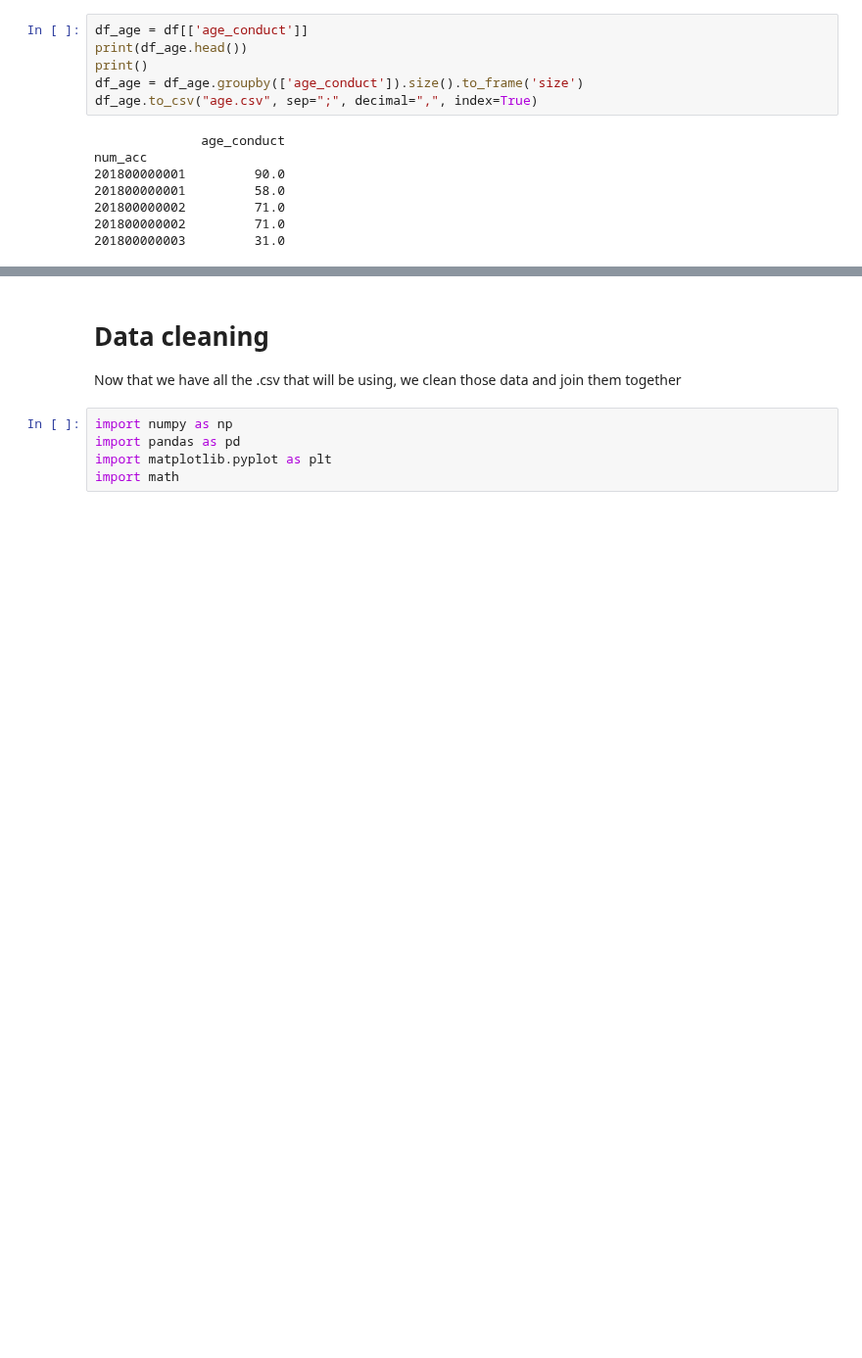
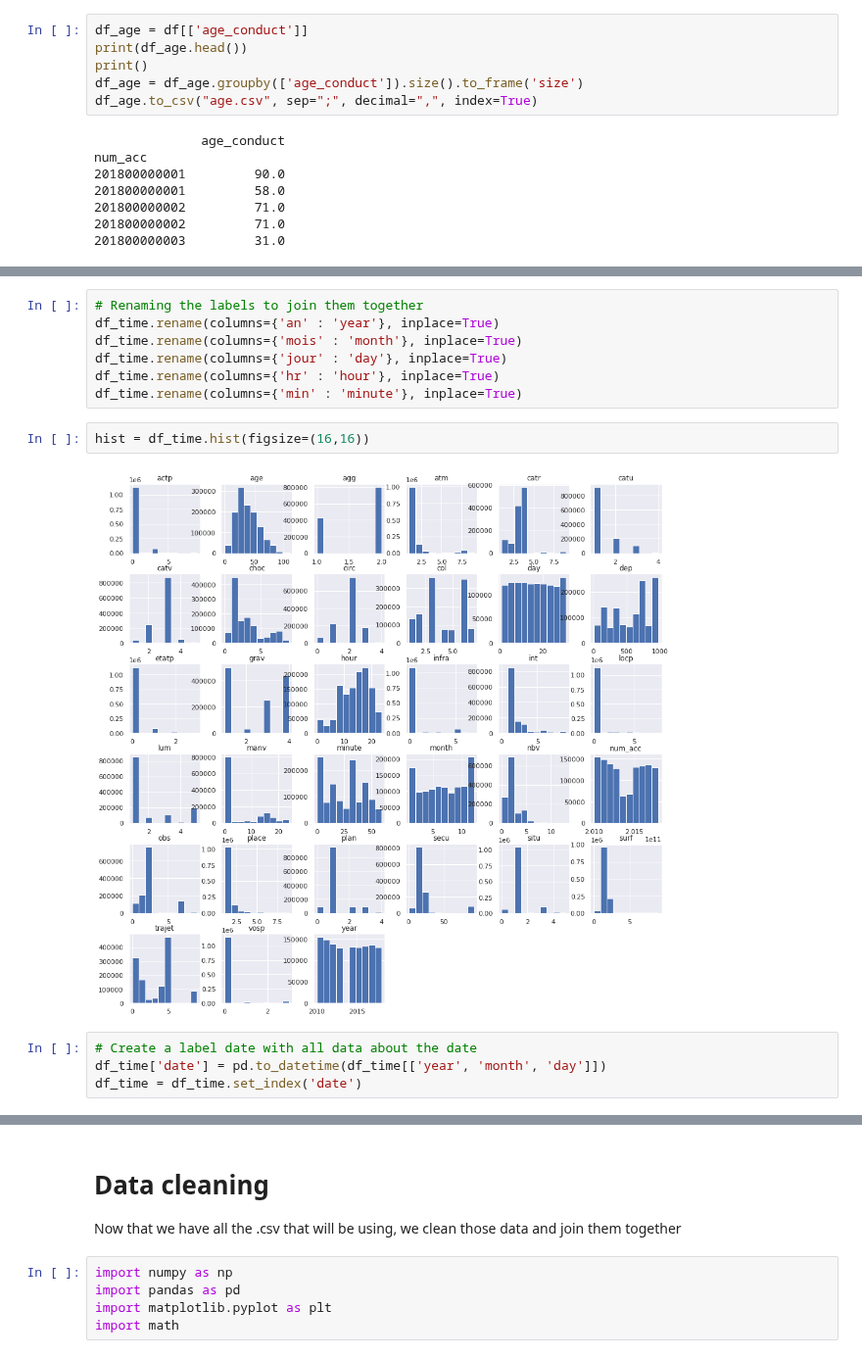
Before and after one commit to maicken/traffic-accident-injury-analysis, a Jupyter notebook: INF442_P8.ipynb, the cells around one changed output, grey strips where cells are left out. Shown at 98% size. Saved outputs shown, nothing was run; the diff lists cells and outputs as text; blank space fills up the shorter version.

```diff
--- a/INF442_P8.ipynb
+++ b/INF442_P8.ipynb
@@ -284,0 +652,15 @@ num_acc
+# %%
+# Renaming the labels to join them together
+df_time.rename(columns={'an' : 'year'}, inplace=True)
+df_time.rename(columns={'mois' : 'month'}, inplace=True)
+df_time.rename(columns={'jour' : 'day'}, inplace=True)
+df_time.rename(columns={'hr' : 'hour'}, inplace=True)
+df_time.rename(columns={'min' : 'minute'}, inplace=True)
+# %%
+hist = df_time.hist(figsize=(16,16))
+# %% [output]
+[figure, added]
+# %%
+# Create a label date with all data about the date
+df_time['date'] = pd.to_datetime(df_time[['year', 'month', 'day']])
+df_time = df_time.set_index('date')
```
Also changed, not shown: parts of 41 cells of this notebook.
